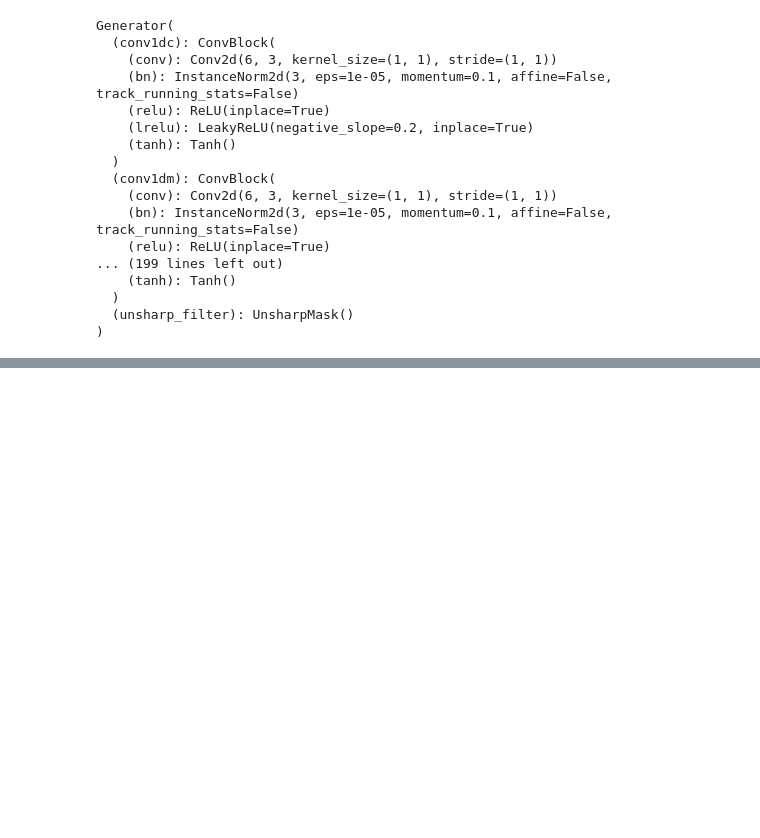
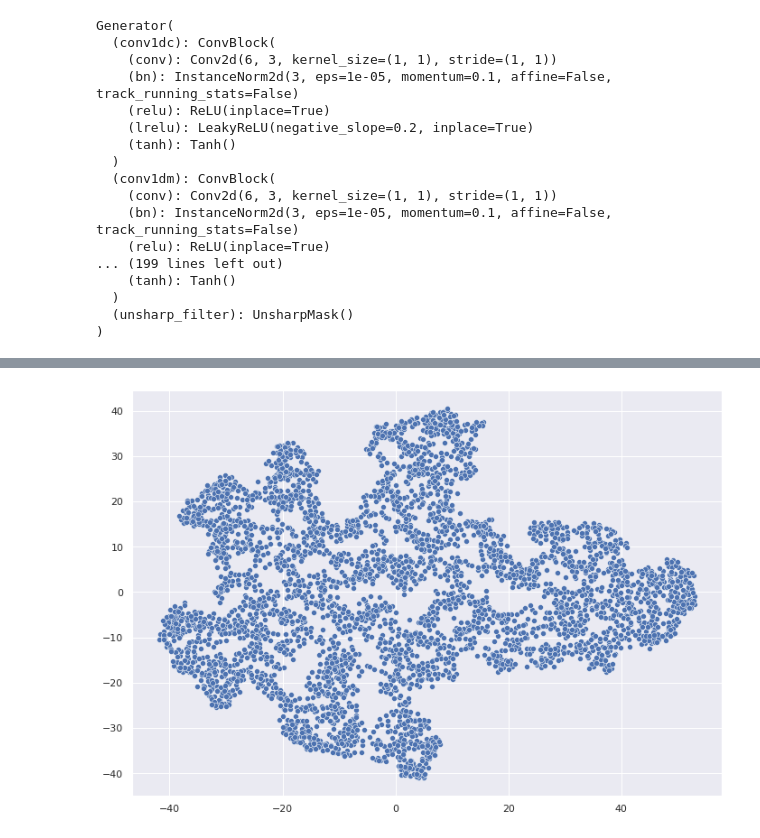
Before and after one commit to slobodaapl/xAI-CycleGAN-2, a Jupyter notebook: notebooks/tsne.ipynb, the cells around one changed output, grey strips where cells are left out. Saved outputs shown, nothing was run; the diff lists cells and outputs as text; code cells hidden in the pictures; blank space fills up the shorter version.

```diff
--- a/notebooks/tsne.ipynb
+++ b/notebooks/tsne.ipynb
@@ -92,0 +148,10 @@ plt.show()
+# %%
+codes = np.array(codes).squeeze()
+# %%
+codes_2d = codes.reshape(codes.shape[0], codes.shape[1] * codes.shape[2] * codes.shape[3])
+# %%
+pca = PCA(n_components=2)
+pca_results = pca.fit_transform(codes_2d)
+# %%
+tsne = TSNE(n_components=2, perplexity=80, n_iter=1000, verbose=1)
+tsne_results = tsne.fit_transform(pca_results)
@@ -92,0 +169,10 @@ plt.show()
+# %%
+sns.set(rc={'figure.figsize':(11.7,8.27)})
+palette = sns.color_palette("bright", 10)
+sns.scatterplot(
+    x=tsne_results[:,0], y=tsne_results[:,1],
+    palette=palette
+)
+plt.show()
+# %% [output]
+[figure, added]
```
Also changed, not shown: parts of 19 cells of this notebook.
